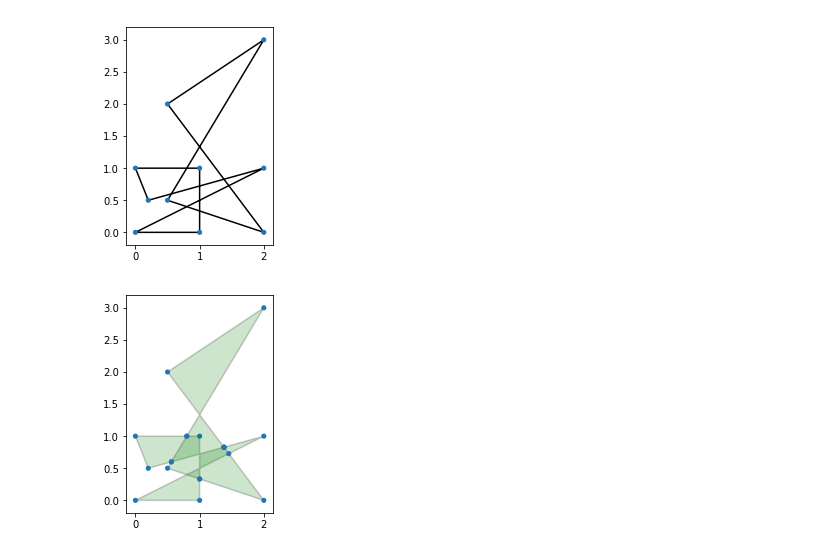
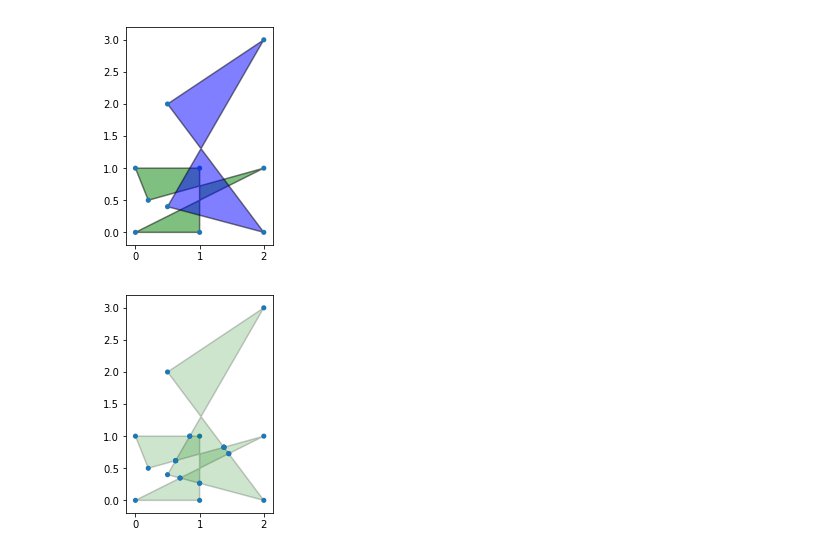
Before and after one commit to Enhuiz/Greiner-Hormann-Example, a Jupyter notebook: Greiner-Hormann.ipynb, the cells around one changed output. Drawn from its saved outputs; the diff is of its cells as text; code cells hidden in the pictures.

Commit message:
phase 2

```diff
--- a/Greiner-Hormann.ipynb
+++ b/Greiner-Hormann.ipynb
@@ -8,38 +8,38 @@ def show_polygons(ax, polygons, face_color='white', alpha=1):
     patches = []
 
     if isinstance(face_color, list):
         def get_face_color():
             np.random.shuffle(face_color)
             return face_color[0]
     else:
         def get_face_color():
             return face_color
 
     for vertices in polygons:
         polygon = Polygon(
             vertices,
             alpha=alpha,
             ec='black',
             fc=get_face_color(),
             lw=1.5)
         patches.append(polygon)
         for vertex in vertices:
             circle = Circle(vertex, 0.04)
             patches.append(circle)
 
     for patch in patches:
         ax.add_patch(patch)
 
     ax.autoscale()
     ax.set_aspect('equal')
 
 fig, ax = plt.subplots()
-
-a = [[0, 0], [1, 0], [1, 1], [0, 1], [0.2, 0.5], [2, 1]]
-b = [[0.5, 2], [2, 0], [0.5, 0.5], [2, 3]]
-show_polygons(ax, [a, b], 'none')
+s = [[0, 0], [1, 0], [1, 1], [0, 1], [0.2, 0.5], [2, 1]]
+c = [[0.5, 2], [2, 0], [0.5, 0.4], [2, 3]]
+show_polygons(ax, [s], 'green', 0.5)
+show_polygons(ax, [c], 'blue', 0.5)
 # %% [output]
-[figure, old version]
+[figure, new version]
 # %%
 import numpy as np
 import copy
@@ -53,11 +53,11 @@ def to_gh_polygon(poly):
     for x, y in poly:
         if first is None:
             current = first = to_gh_point(x, y)
+            first['first'] = True
         else:
             current['next'] = to_gh_point(x, y)
             current = current['next']
     current['next'] = first
-    current['end'] = True
     return first
 
 def intersect(p1, p2, q1, q2):
@@ -73,70 +73,52 @@ def intersect(p1, p2, q1, q2):
             return True, p_alpha, q_alpha
     return False, None, None
 
-def vertex_iter(poly):
+def gh_polygon_iter(poly):
     while True:
         yield poly
-        if 'end' in poly:
+        poly = poly['next']
+        if 'first' in poly:
+            yield poly
             break
-        else:
-            poly = poly['next']
 
-def get_point_from_gh_vertex(vertex):
-    return vertex['x'], vertex['y']
-
-def vertex_xy_iter(poly):
-    return map(lambda v: get_point_from_gh_vertex(v), vertex_iter(poly))
+def gh_polygon_iter_point(poly):
+    return map(lambda v: (v['x'], v['y']), gh_polygon_iter(poly))
 
 def create_vertex(p1, p2, alpha):
     p1, p2 = map(np.array, [p1, p2])
     x, y = p1 + (p2 - p1) * alpha
     return to_gh_point(x, y)
 
-def get_xys(gh):
-    return list(vertex_xy_iter(gh))
+def gh_polygon_to_points(gh):
+    return list(gh_polygon_iter_point(gh))
 
 def phase_one(s, c):
     s = copy.deepcopy(s)
     c = copy.deepcopy(c)
-
     cur_s = s
     cur_c = c
-    while True:
-        cur_c = c
-        while True:
-            p1, p2 = map(get_point_from_gh_vertex, [cur_s, cur_s['next']])
-            q1, q2 = map(get_point_from_gh_vertex, [cur_c, cur_c['next']])
+    for cur_s in gh_polygon_iter(s):
+        for cur_c in gh_polygon_iter(c):
+            p1, p2 = map(lambda v: (v['x'], v['y']), [cur_s, cur_s['next']])
+            q1, q2 = map(lambda v: (v['x'], v['y']), [cur_c, cur_c['next']])
             b, p_alpha, q_alpha = intersect(p1, p2, q1, q2)
-
             if b:
                 si = create_vertex(p1, p2, p_alpha)
                 ci = create_vertex(q1, q2, q_alpha)
-
                 si['neighbor'] = ci
                 ci['neighbor'] = si
-
                 si['next'] = cur_s['next']
                 cur_s['next'] = si
-
                 ci['next'] = cur_c['next']
                 cur_c['next'] = ci
-
-            if 'end' in cur_c:
-                break
-            cur_c = cur_c['next']
-
-        if 'end' in cur_s:
-            break
-        cur_s = cur_s['next']
-
     return s, c
 
-gh_a = to_gh_polygon(a)
-gh_b = to_gh_polygon(b)
+gh_s = to_gh_polygon(a)
+gh_c = to_gh_polygon(b)
 
-gh_a1, gh_b1 = phase_one(gh_a, gh_b)
+gh_s1, gh_c1 = phase_one(gh_s, gh_c)
 
 fig, ax = plt.subplots()
-show_polygons(ax, map(get_xys, [gh_a1, gh_b1]), 'green', 0.2)
+show_polygons(ax, map(get_xys, [gh_s1, gh_c1]), 'green', 0.2)
 # %% [output]
-[figure, old version]
+[figure, new version]
```
Also changed, not shown: parts of 2 cells of this notebook.
